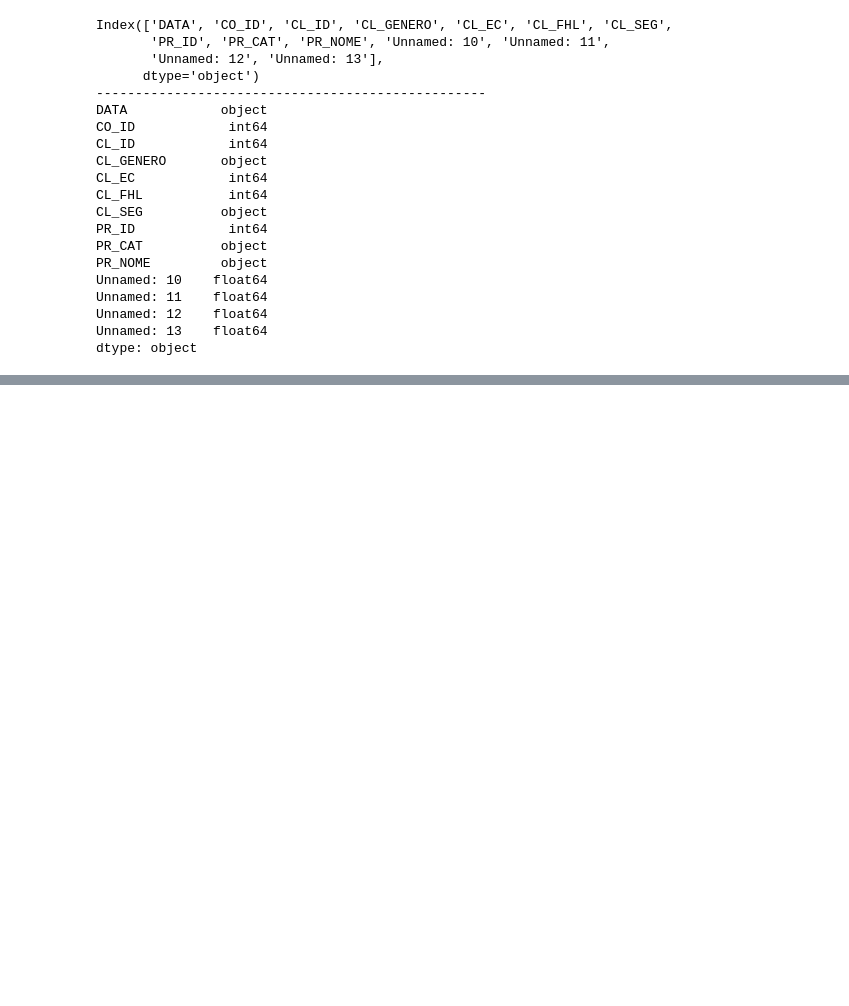
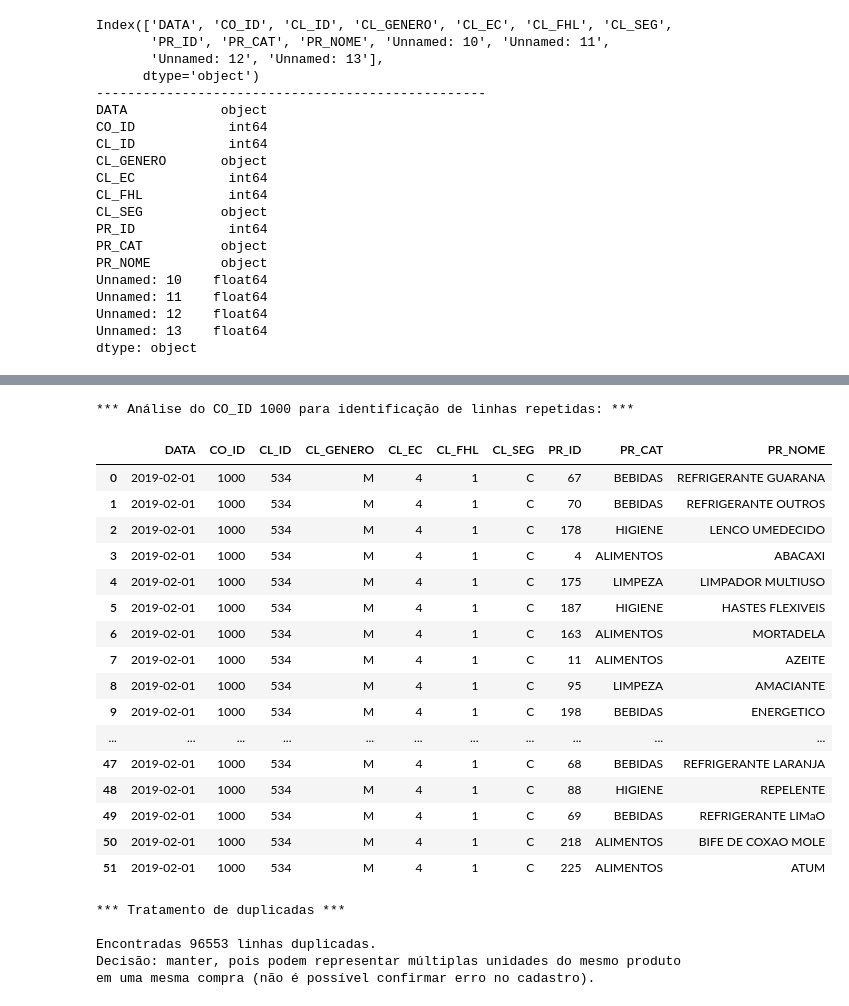
Before and after one commit to yaslisboa/Miniprojeto_YasmineLisboaBernardo_AnalisedeDadoscomPythonT2, a Jupyter notebook: notebook.ipynb, the cells around one changed output, grey strips where cells are left out. Cells and saved outputs as stored; diff of their text form; code cells hidden in the pictures; blank space fills up the shorter version.

```diff
--- a/notebook.ipynb
+++ b/notebook.ipynb
@@ -144,2 +169,36 @@ print(varejo[varejo.duplicated()])
+# %%
+print("*** Análise do CO_ID 1000 para identificação de linhas repetidas: ***")
+varejo[varejo["CO_ID"] == 1000]
+# %% [output]
+*** Análise do CO_ID 1000 para identificação de linhas repetidas: ***
+|  | DATA | CO_ID | CL_ID | CL_GENERO | CL_EC | CL_FHL | CL_SEG | PR_ID | PR_CAT | PR_NOME |
+| 0 | 2019-02-01 | 1000 | 534 | M | 4 | 1 | C | 67 | BEBIDAS | REFRIGERANTE GUARANA |
+| 1 | 2019-02-01 | 1000 | 534 | M | 4 | 1 | C | 70 | BEBIDAS | REFRIGERANTE OUTROS |
+| 2 | 2019-02-01 | 1000 | 534 | M | 4 | 1 | C | 178 | HIGIENE | LENCO UMEDECIDO |
+| 3 | 2019-02-01 | 1000 | 534 | M | 4 | 1 | C | 4 | ALIMENTOS | ABACAXI |
+| 4 | 2019-02-01 | 1000 | 534 | M | 4 | 1 | C | 175 | LIMPEZA | LIMPADOR MULTIUSO |
+| 5 | 2019-02-01 | 1000 | 534 | M | 4 | 1 | C | 187 | HIGIENE | HASTES FLEXIVEIS |
+| 6 | 2019-02-01 | 1000 | 534 | M | 4 | 1 | C | 163 | ALIMENTOS | MORTADELA |
+| 7 | 2019-02-01 | 1000 | 534 | M | 4 | 1 | C | 11 | ALIMENTOS | AZEITE |
+| 8 | 2019-02-01 | 1000 | 534 | M | 4 | 1 | C | 95 | LIMPEZA | AMACIANTE |
+| 9 | 2019-02-01 | 1000 | 534 | M | 4 | 1 | C | 198 | BEBIDAS | ENERGETICO |
+| ... | ... | ... | ... | ... | ... | ... | ... | ... | ... | ... |
+| 47 | 2019-02-01 | 1000 | 534 | M | 4 | 1 | C | 68 | BEBIDAS | REFRIGERANTE LARANJA |
+| 48 | 2019-02-01 | 1000 | 534 | M | 4 | 1 | C | 88 | HIGIENE | REPELENTE |
+| 49 | 2019-02-01 | 1000 | 534 | M | 4 | 1 | C | 69 | BEBIDAS | REFRIGERANTE LIMaO |
+| 50 | 2019-02-01 | 1000 | 534 | M | 4 | 1 | C | 218 | ALIMENTOS | BIFE DE COXAO MOLE |
+| 51 | 2019-02-01 | 1000 | 534 | M | 4 | 1 | C | 225 | ALIMENTOS | ATUM |
+# %%
+print("*** Tratamento de duplicadas ***")
+print("")
+print(f"Encontradas {varejo.duplicated().sum()} linhas duplicadas.")
+print("Decisão: manter, pois podem representar múltiplas unidades do mesmo produto")
+print("em uma mesma compra (não é possível confirmar erro no cadastro).")
+# %% [output]
+*** Tratamento de duplicadas ***
+
+Encontradas 96553 linhas duplicadas.
+Decisão: manter, pois podem representar múltiplas unidades do mesmo produto
+em uma mesma compra (não é possível confirmar erro no cadastro).
 # %%
 
```
Also changed, not shown: parts of 26 cells of this notebook.
